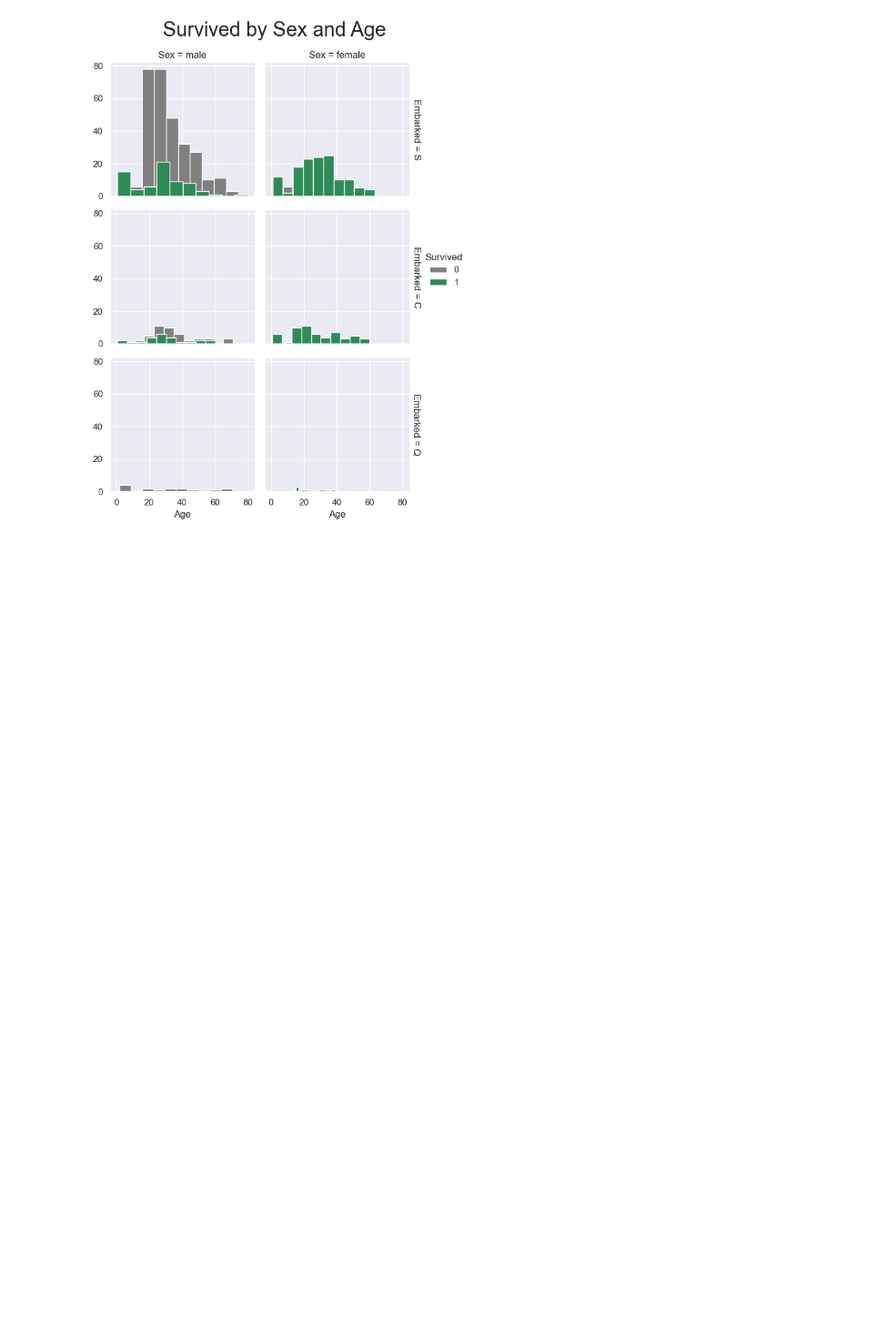
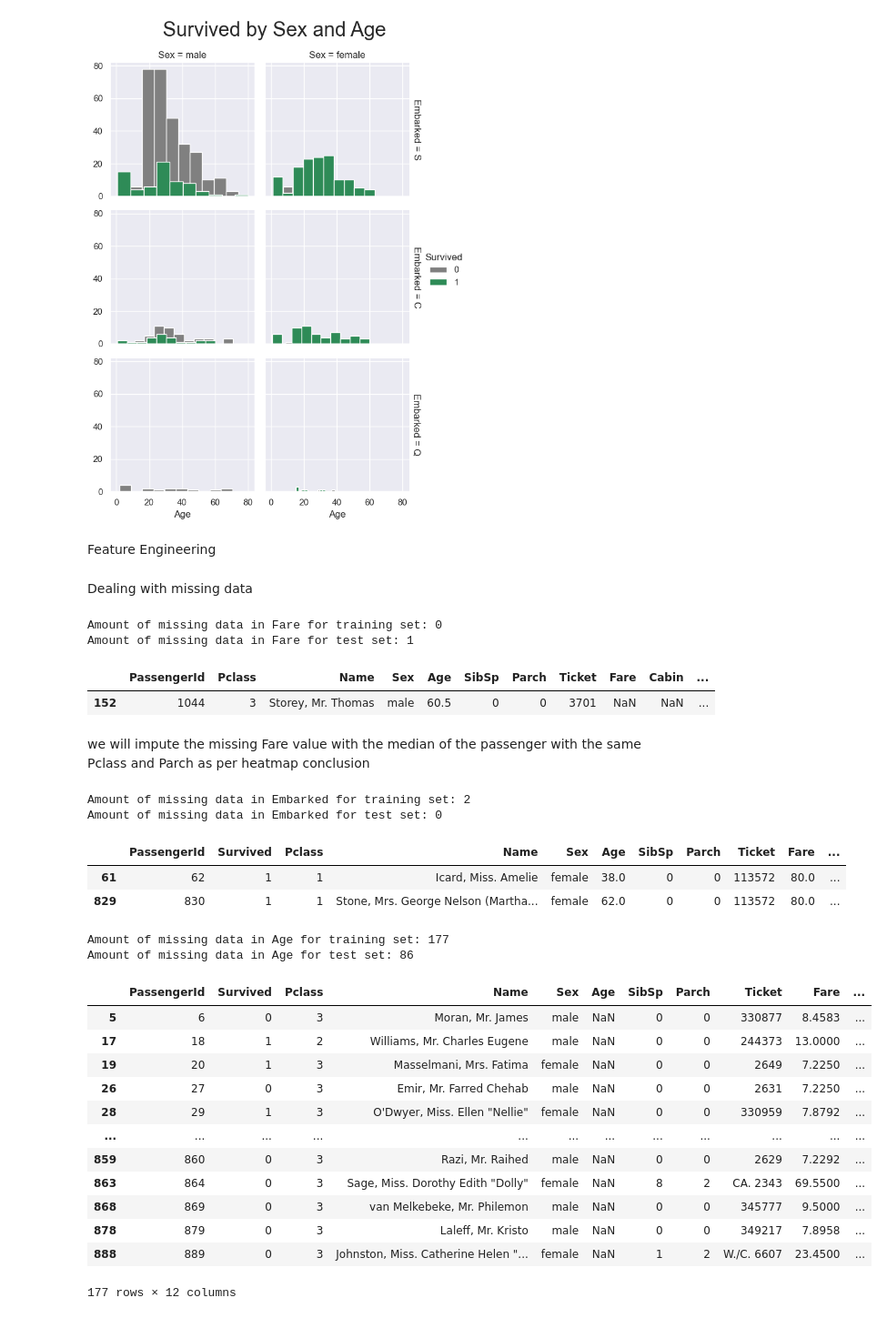
Before and after one commit to islamahrous/titanic_DS_analysis, a Jupyter notebook: titanic_DS_analysis.ipynb, the cells around one changed output. Shown at 91% size. Drawn from its saved outputs; the diff is of its cells as text; code cells hidden in the pictures; blank space fills up the shorter version.

Commit message:
feature engineering, imputation

```diff
--- a/titanic_DS_analysis.ipynb
+++ b/titanic_DS_analysis.ipynb
@@ -634,3 +634,21 @@ g.fig.suptitle("Survived by Sex and Age", size = 25)
 plt.subplots_adjust(top=0.90)
 # %% [output]
 [figure]
+# %% [markdown]
+Feature Engineering
+# %% [markdown]
+Dealing with missing data
+# %%
+# Check variable Fare for missing values:
+print('Amount of missing data in Fare for training set:', train.Fare.isnull().sum())
+print('Amount of missing data in Fare for test set:', test.Fare.isnull().sum())
+# %% [output]
+Amount of missing data in Fare for training set: 0
+Amount of missing data in Fare for test set: 1
+# %%
+test[test['Fare'].isnull()]
+# %% [output]
+|  | PassengerId | Pclass | Name | Sex | Age | SibSp | Parch | Ticket | Fare | Cabin | ... |
+| 152 | 1044 | 3 | Storey, Mr. Thomas | male | 60.5 | 0 | 0 | 3701 | NaN | NaN | ... |
+# %% [markdown]
+we will impute the missing Fare value with the median of the passenger with the same Pclass and Parch as per heatmap conclusion
@@ -636,0 +659,41 @@ plt.subplots_adjust(top=0.90)
+# %%
+# Check variable Embarked for missing values:
+print('Amount of missing data in Embarked for training set:', train.Embarked.isnull().sum())
+print('Amount of missing data in Embarked for test set:', test.Embarked.isnull().sum())
+# %% [output]
+Amount of missing data in Embarked for training set: 2
+Amount of missing data in Embarked for test set: 0
+# %%
+train[train['Embarked'].isnull()]
+# %% [output]
+|  | PassengerId | Survived | Pclass | Name | Sex | Age | SibSp | Parch | Ticket | Fare | ... |
+| 61 | 62 | 1 | 1 | Icard, Miss. Amelie | female | 38.0 | 0 | 0 | 113572 | 80.0 | ... |
+| 829 | 830 | 1 | 1 | Stone, Mrs. George Nelson (Martha... | female | 62.0 | 0 | 0 | 113572 | 80.0 | ... |
+# %%
+# the two passenger most probably embarked from Southhampton as the passengers fron the same Pclass boarded from the same city
+train['Embarked'] = train['Embarked'].fillna('S')
+# %%
+# Check variable Age for missing values:
+# isnull() will give the same result as isna()
+# after making a copy of the missing age rows, isnull() wont work. better, use isna()
+print('Amount of missing data in Age for training set:', train.Age.isna().sum())
+print('Amount of missing data in Age for test set:', test.Age.isna().sum())
+# %% [output]
+Amount of missing data in Age for training set: 177
+Amount of missing data in Age for test set: 86
+# %%
+train[train['Age'].isna()]
+# %% [output]
+|  | PassengerId | Survived | Pclass | Name | Sex | Age | SibSp | Parch | Ticket | Fare | ... |
+| 5 | 6 | 0 | 3 | Moran, Mr. James | male | NaN | 0 | 0 | 330877 | 8.4583 | ... |
+| 17 | 18 | 1 | 2 | Williams, Mr. Charles Eugene | male | NaN | 0 | 0 | 244373 | 13.0000 | ... |
+| 19 | 20 | 1 | 3 | Masselmani, Mrs. Fatima | female | NaN | 0 | 0 | 2649 | 7.2250 | ... |
+| 26 | 27 | 0 | 3 | Emir, Mr. Farred Chehab | male | NaN | 0 | 0 | 2631 | 7.2250 | ... |
+| 28 | 29 | 1 | 3 | O'Dwyer, Miss. Ellen "Nellie" | female | NaN | 0 | 0 | 330959 | 7.8792 | ... |
+| ... | ... | ... | ... | ... | ... | ... | ... | ... | ... | ... | ... |
+| 859 | 860 | 0 | 3 | Razi, Mr. Raihed | male | NaN | 0 | 0 | 2629 | 7.2292 | ... |
+| 863 | 864 | 0 | 3 | Sage, Miss. Dorothy Edith "Dolly" | female | NaN | 8 | 2 | CA. 2343 | 69.5500 | ... |
+| 868 | 869 | 0 | 3 | van Melkebeke, Mr. Philemon | male | NaN | 0 | 0 | 345777 | 9.5000 | ... |
+| 878 | 879 | 0 | 3 | Laleff, Mr. Kristo | male | NaN | 0 | 0 | 349217 | 7.8958 | ... |
+| 888 | 889 | 0 | 3 | Johnston, Miss. Catherine Helen "... | female | NaN | 1 | 2 | W./C. 6607 | 23.4500 | ... |
+177 rows × 12 columns
```
Also changed, not shown: parts of 7 cells of this notebook.
